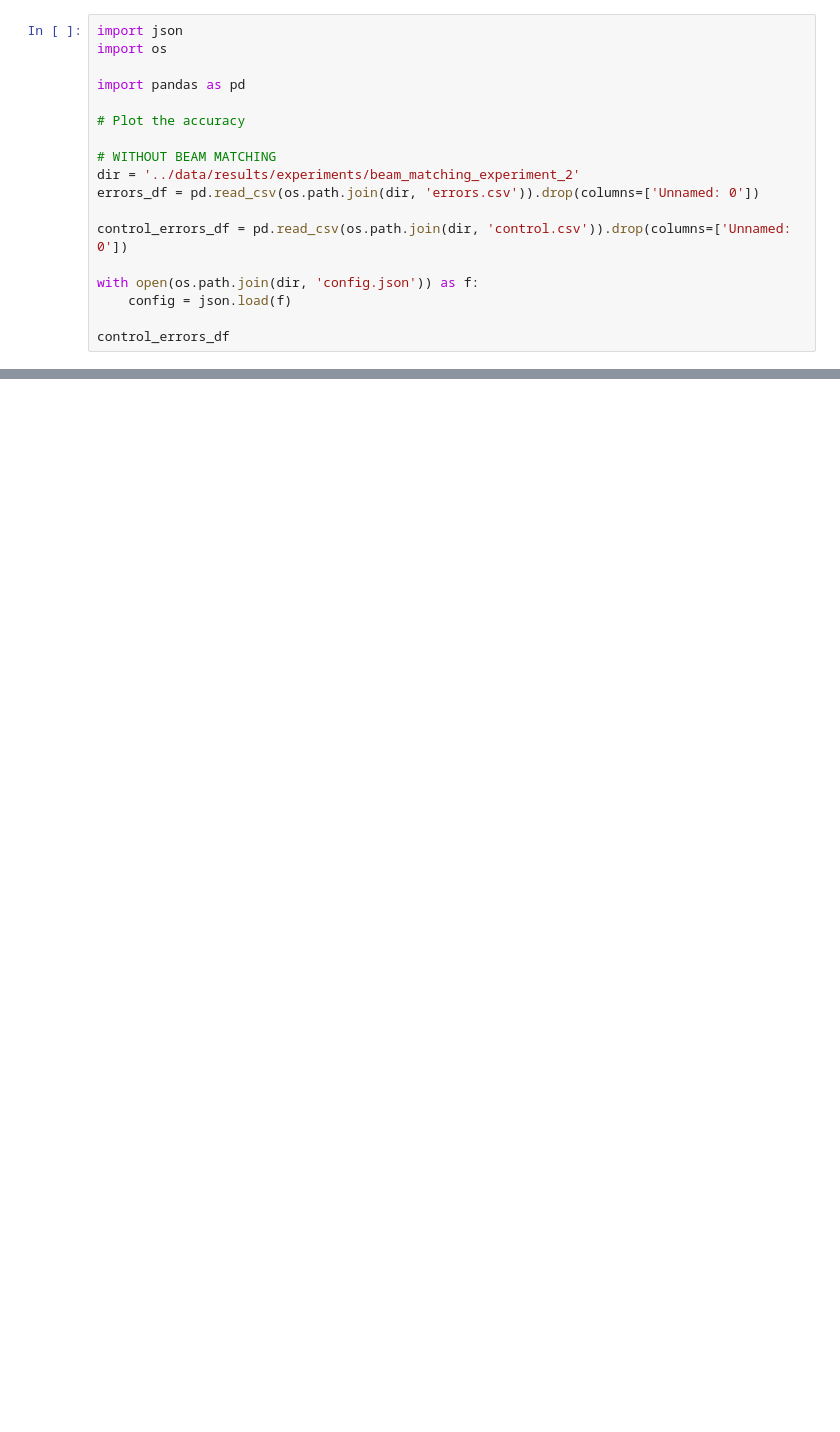
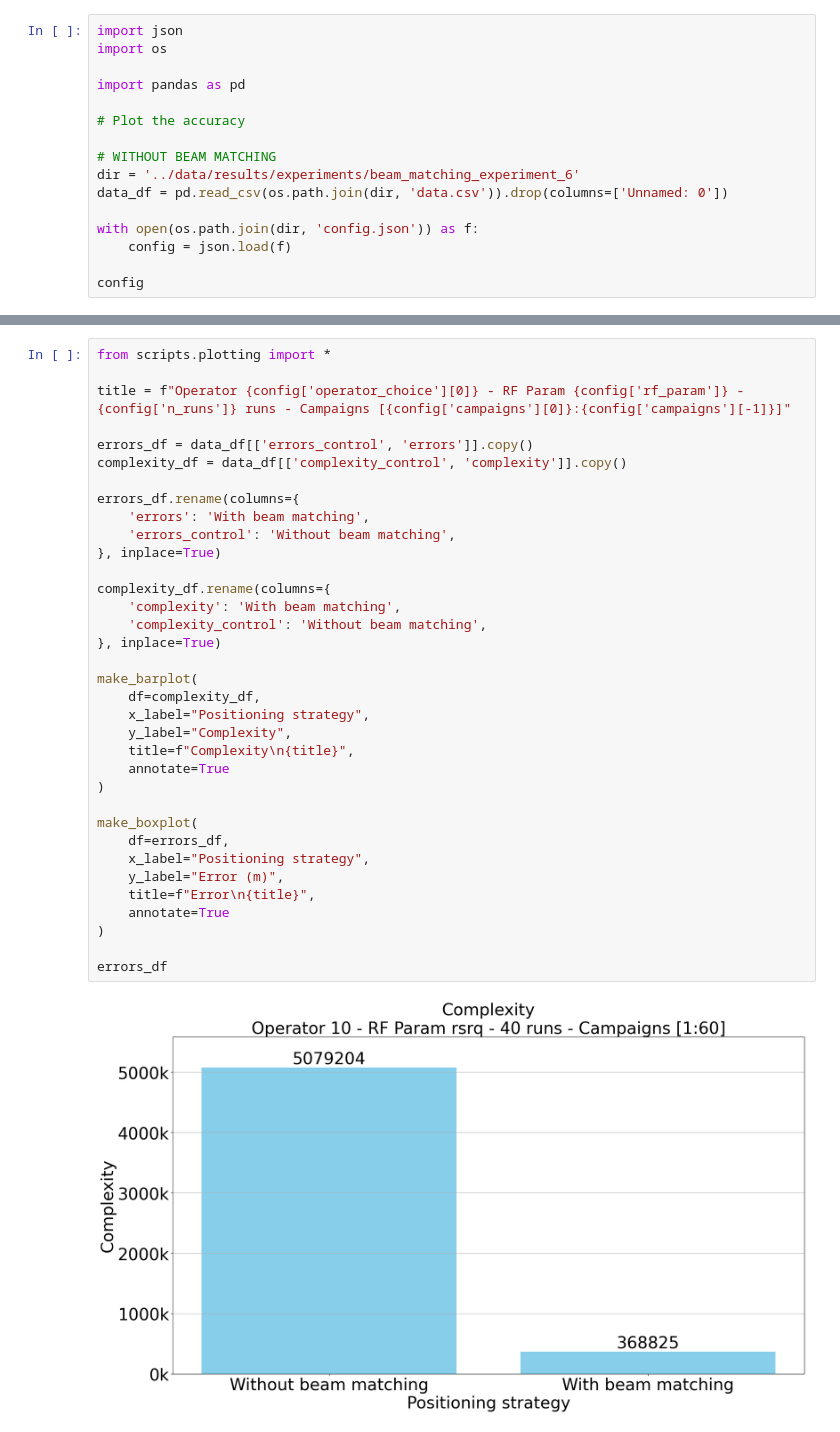
Before and after one commit to Andreas-Espelund/5G_localization, a Jupyter notebook: plotting/plot_beam_matching.ipynb, the cells around one changed output, grey strips where cells are left out. Drawn from its saved outputs; the diff is of its cells as text; blank space fills up the shorter version.

Commit message:
beam forming experiment

```diff
--- a/plotting/plot_beam_matching.ipynb
+++ b/plotting/plot_beam_matching.ipynb
@@ -7,13 +7,11 @@ import pandas as pd
 # Plot the accuracy
 
 # WITHOUT BEAM MATCHING
-dir = '../data/results/experiments/beam_matching_experiment_2'
-errors_df = pd.read_csv(os.path.join(dir, 'errors.csv')).drop(columns=['Unnamed: 0'])
-
-control_errors_df = pd.read_csv(os.path.join(dir, 'control.csv')).drop(columns=['Unnamed: 0'])
+dir = '../data/results/experiments/beam_matching_experiment_6'
+data_df = pd.read_csv(os.path.join(dir, 'data.csv')).drop(columns=['Unnamed: 0'])
 
 with open(os.path.join(dir, 'config.json')) as f:
     config = json.load(f)
 
-control_errors_df
+config
 # %% [output]
@@ -186,0 +35,37 @@ df
+# %%
+from scripts.plotting import *
+
+title = f"Operator {config['operator_choice'][0]} - RF Param {config['rf_param']} - {config['n_runs']} runs - Campaigns [{config['campaigns'][0]}:{config['campaigns'][-1]}]"
+
+errors_df = data_df[['errors_control', 'errors']].copy()
+complexity_df = data_df[['complexity_control', 'complexity']].copy()
+
+errors_df.rename(columns={
+    'errors': 'With beam matching',
+    'errors_control': 'Without beam matching',
+}, inplace=True)
+
+complexity_df.rename(columns={
+    'complexity': 'With beam matching',
+    'complexity_control': 'Without beam matching',
+}, inplace=True)
+
+make_barplot(
+    df=complexity_df,
+    x_label="Positioning strategy",
+    y_label="Complexity",
+    title=f"Complexity\n{title}",
+    annotate=True
+)
+
+make_boxplot(
+    df=errors_df,
+    x_label="Positioning strategy",
+    y_label="Error (m)",
+    title=f"Error\n{title}",
+    annotate=True
+)
+
+errors_df
+# %% [output]
+[figure, added]
```
Also changed, not shown: parts of 5 cells of this notebook, 7 other files.
